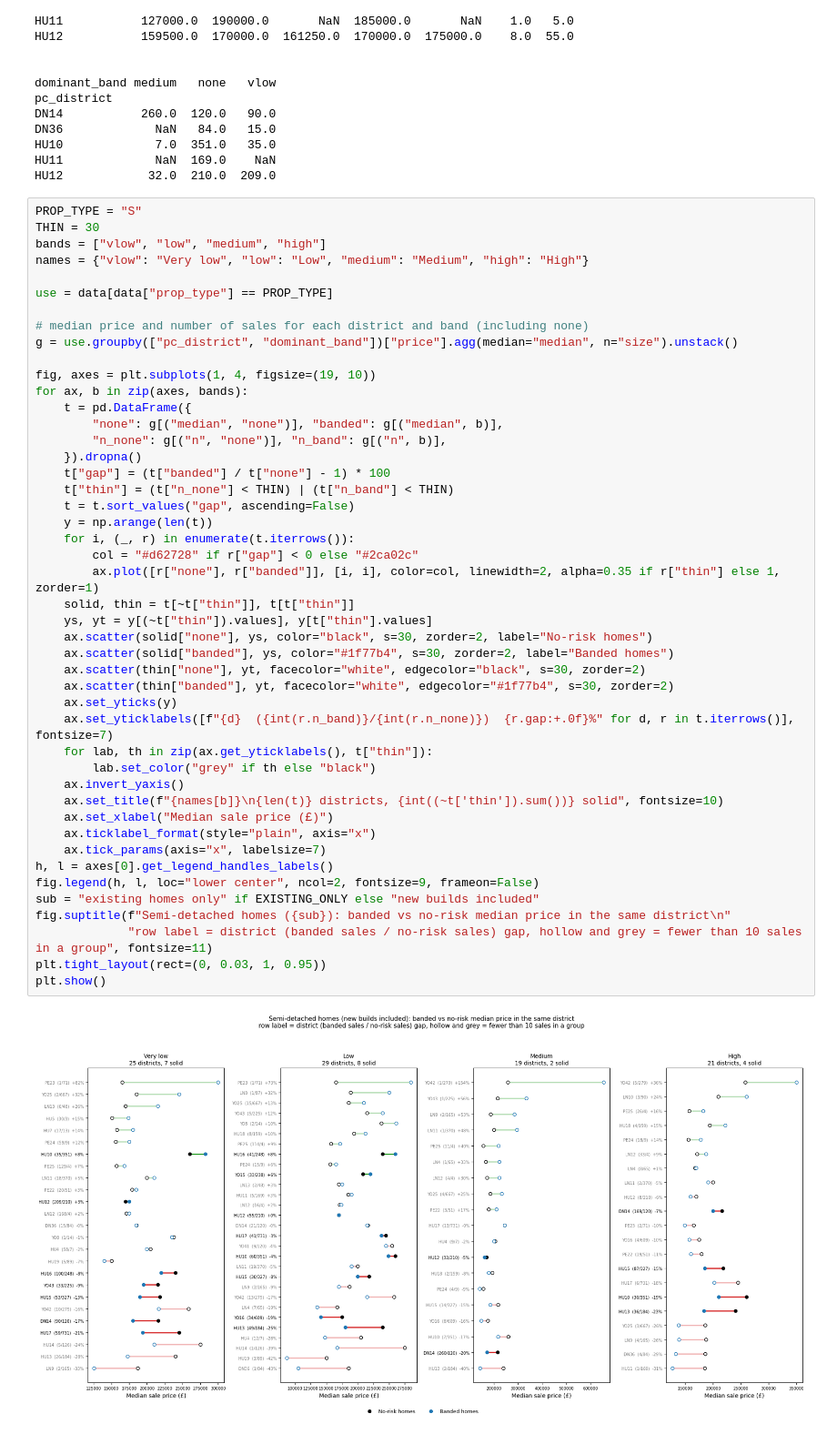
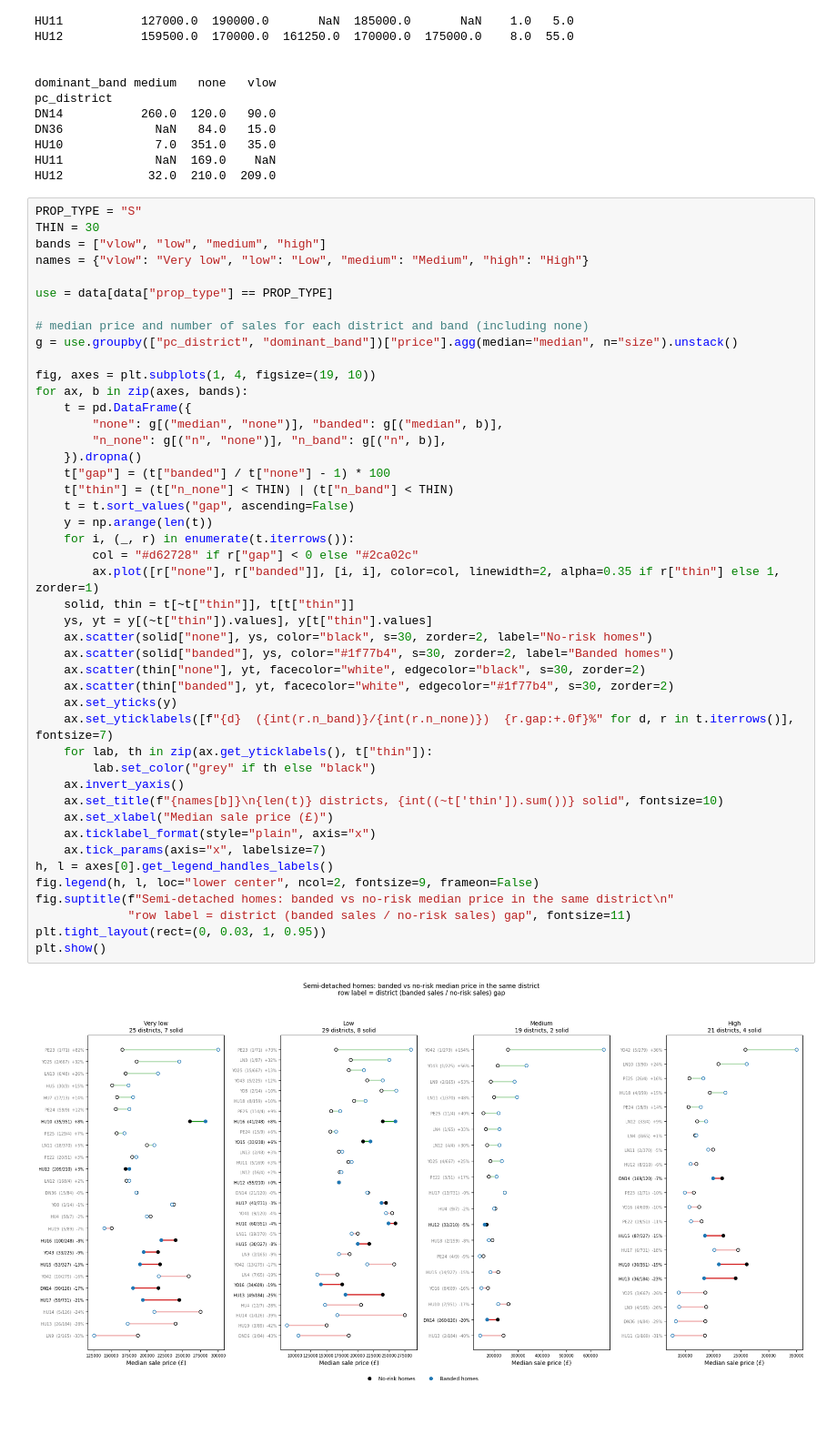
Before and after one commit to boboren2/Team-14, a Jupyter notebook: Maincode.ipynb, the cells around one changed output. Shown at 91% size. Drawn from its saved outputs; the diff is of its cells as text.

```diff
--- a/Maincode.ipynb
+++ b/Maincode.ipynb
@@ -414,34 +414,33 @@ for ax, b in zip(axes, bands):
         "none": g[("median", "none")], "banded": g[("median", b)],
         "n_none": g[("n", "none")], "n_band": g[("n", b)],
     }).dropna()
     t["gap"] = (t["banded"] / t["none"] - 1) * 100
     t["thin"] = (t["n_none"] < THIN) | (t["n_band"] < THIN)
     t = t.sort_values("gap", ascending=False)
     y = np.arange(len(t))
     for i, (_, r) in enumerate(t.iterrows()):
         col = "#d62728" if r["gap"] < 0 else "#2ca02c"
         ax.plot([r["none"], r["banded"]], [i, i], color=col, linewidth=2, alpha=0.35 if r["thin"] else 1, zorder=1)
     solid, thin = t[~t["thin"]], t[t["thin"]]
     ys, yt = y[(~t["thin"]).values], y[t["thin"].values]
     ax.scatter(solid["none"], ys, color="black", s=30, zorder=2, label="No-risk homes")
     ax.scatter(solid["banded"], ys, color="#1f77b4", s=30, zorder=2, label="Banded homes")
     ax.scatter(thin["none"], yt, facecolor="white", edgecolor="black", s=30, zorder=2)
     ax.scatter(thin["banded"], yt, facecolor="white", edgecolor="#1f77b4", s=30, zorder=2)
     ax.set_yticks(y)
     ax.set_yticklabels([f"{d}  ({int(r.n_band)}/{int(r.n_none)})  {r.gap:+.0f}%" for d, r in t.iterrows()], fontsize=7)
     for lab, th in zip(ax.get_yticklabels(), t["thin"]):
         lab.set_color("grey" if th else "black")
     ax.invert_yaxis()
     ax.set_title(f"{names[b]}\n{len(t)} districts, {int((~t['thin']).sum())} solid", fontsize=10)
     ax.set_xlabel("Median sale price (£)")
     ax.ticklabel_format(style="plain", axis="x")
     ax.tick_params(axis="x", labelsize=7)
 h, l = axes[0].get_legend_handles_labels()
 fig.legend(h, l, loc="lower center", ncol=2, fontsize=9, frameon=False)
-sub = "existing homes only" if EXISTING_ONLY else "new builds included"
-fig.suptitle(f"Semi-detached homes ({sub}): banded vs no-risk median price in the same district\n"
-             "row label = district (banded sales / no-risk sales) gap, hollow and grey = fewer than 10 sales in a group", fontsize=11)
+fig.suptitle(f"Semi-detached homes: banded vs no-risk median price in the same district\n"
+             "row label = district (banded sales / no-risk sales) gap", fontsize=11)
 plt.tight_layout(rect=(0, 0.03, 1, 0.95))
 plt.show()
 # %% [output]
-[figure, old version]
+[figure, new version]
```
